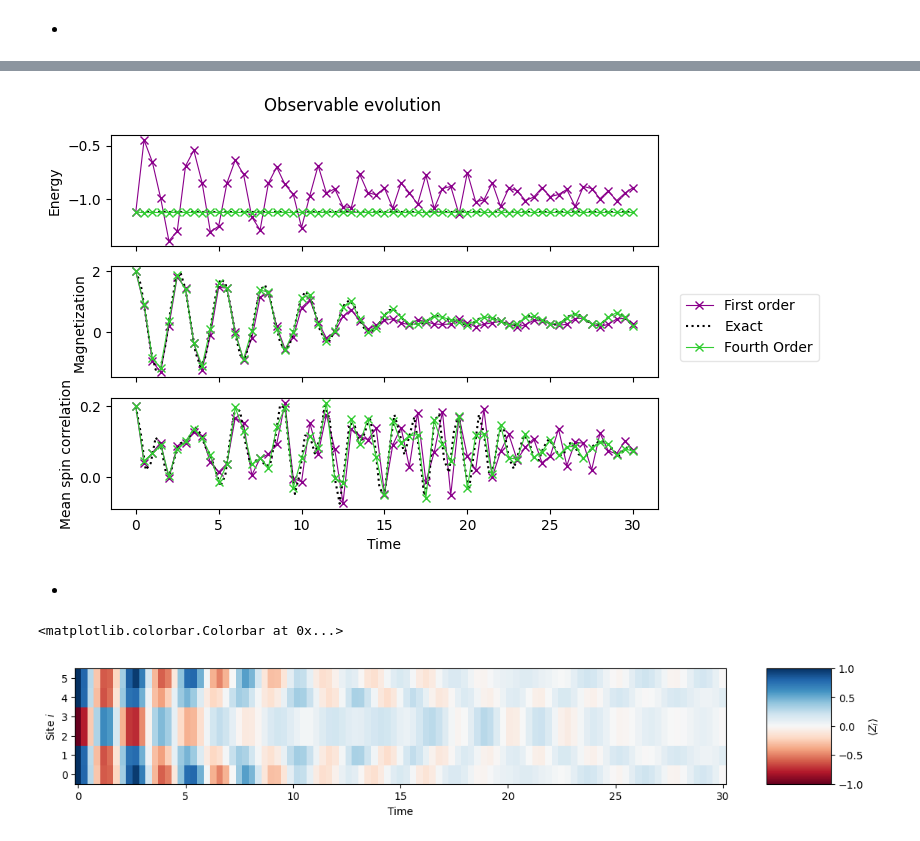
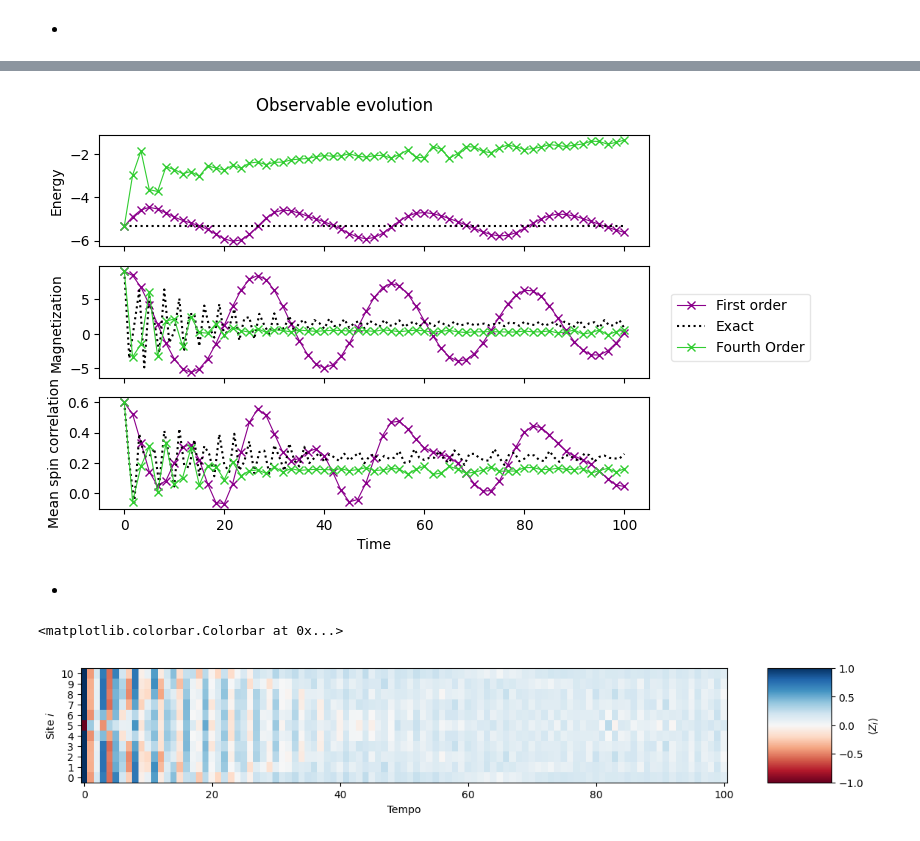
Before and after one commit to machadojoaopaulo/QuantumThermodynamics, a Jupyter notebook: CompuQuantu.ipynb, the cells around one changed output, grey strips where cells are left out. Saved outputs shown, nothing was run; the diff lists cells and outputs as text; code cells hidden in the pictures.

```diff
--- a/CompuQuantu.ipynb
+++ b/CompuQuantu.ipynb
@@ -37,7 +37,7 @@ final_time = 1.6
 
 # First spin up, second spin down
 # (remember that the labels are interpreted from right to left)
-initial_state = Statevector.from_label("000000")
+initial_state = Statevector.from_label("111111")
 
 problem = TimeEvolutionProblem(H, initial_state=initial_state, time=final_time)
 # %%
@@ -146,7 +146,7 @@ correlation_op = SparsePauliOp.from_sparse_list(
 ) / (L - 1)
 # %%
 final_time = 100.0
-initial_state = Statevector.from_label("01111111110")
+initial_state = Statevector.from_label("00000100000")
 problem = TimeEvolutionProblem(
     H,
     initial_state=initial_state,
@@ -351,27 +351,27 @@ legend = fig.legend(
 )
 fig
 # %% [output]
-[figure, old version]
+[figure, new version]
 # %% [markdown]
 -
 # %%
 from matplotlib import cm
 
 # An inner list comprehension loops over the terms of the SparsePauliOp magnetization_op,
 # which corresponds to the magnetization of each one of the sites
 magnetizations = np.real(
     [[sv.expectation_value(term) for term in magnetization_op] for sv in exact_evolution]
 )
 # The shape of magnetizations is (101, 6), containing <Z>(t) for each site 0, 1, ..., 5
 plt.figure(figsize=(14, 2))
 # Create the 2-dim xx and yy arrays tiling the grid with the x and y values
 xx, yy = np.meshgrid(exact_times, np.arange(L))
 plt.pcolor(xx, yy, magnetizations.T, vmin=-1, vmax=+1, cmap="RdBu")
 # Force the figure to have all y ticks from 0 to 5
 plt.yticks(np.arange(L))
 plt.ylabel("Site $i$")
-plt.xlabel("Time")
+plt.xlabel("Tempo")
 plt.colorbar(label="$\\langle Z_i \\rangle$", aspect=1.8)
 # %% [output]
 <matplotlib.colorbar.Colorbar at 0x...>
-[figure, old version]
+[figure, new version]
```
Also changed, not shown: parts of 7 cells of this notebook, 5 other files.
